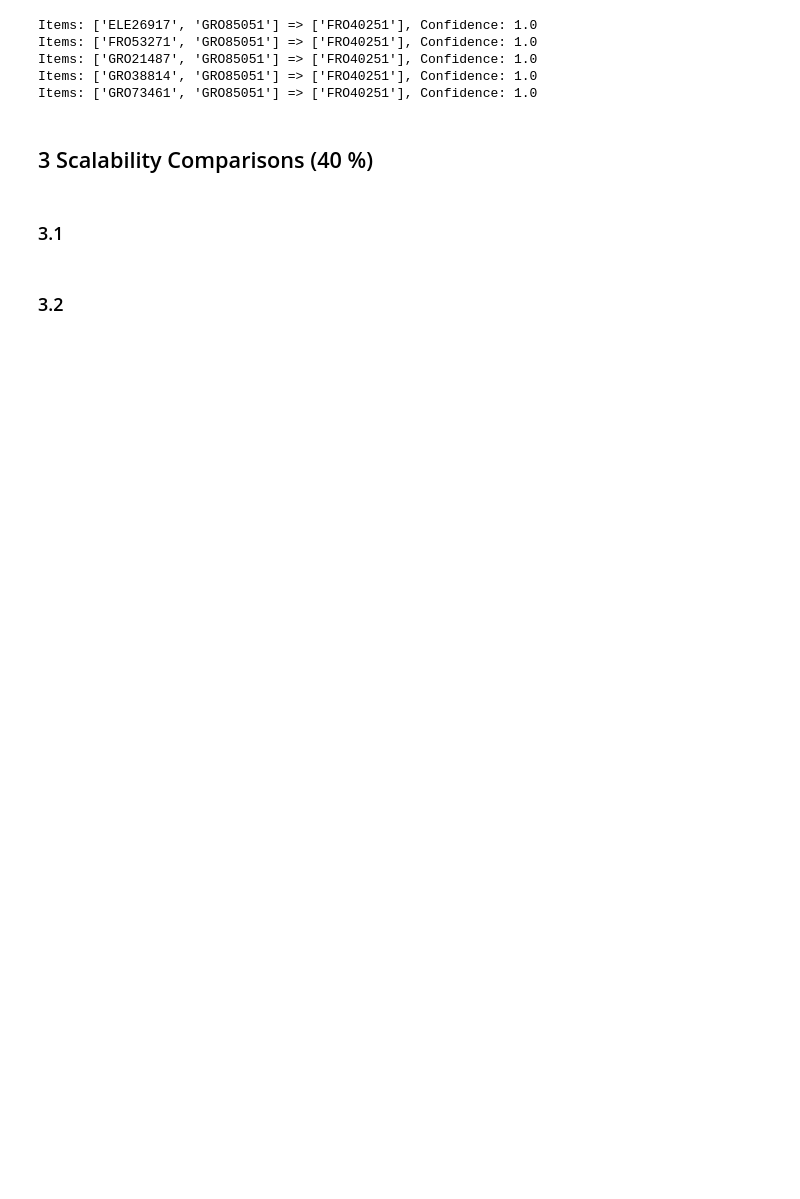
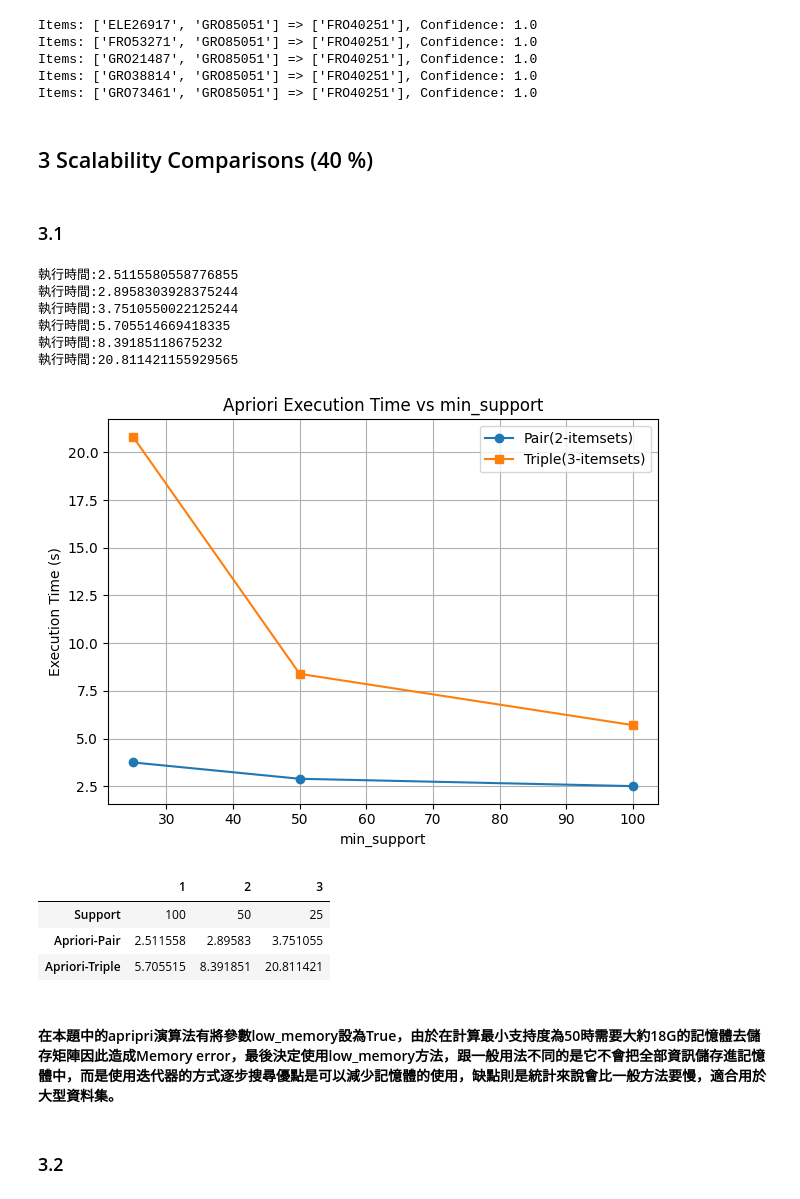
Before and after one commit to WangHenry0523/Datamining, a Jupyter notebook: HW3/F14101066_王子恆_HW3.ipynb, the cells around one changed output. Saved outputs shown, nothing was run; the diff lists cells and outputs as text; code cells hidden in the pictures; blank space fills up the shorter version.

```diff
--- a/HW3/F14101066_王子恆_HW3.ipynb
+++ b/HW3/F14101066_王子恆_HW3.ipynb
@@ -184,7 +104,69 @@ Items: ['GRO38814', 'GRO85051'] => ['FRO40251'], Confidence: 1.0
 Items: ['GRO73461', 'GRO85051'] => ['FRO40251'], Confidence: 1.0
 # %% [markdown]
 ## 3  Scalability Comparisons (40 %)
+# %%
+transaction=[]
+browsing=open('browsing.txt','r')
+for line in browsing:
+    item=line.strip().split()
+    transaction.append(item)
+
+encoder = TransactionEncoder()
+encoded_transaction = encoder.fit_transform(transaction)
+
+#轉換後之數據再轉為DataFrame
+df = pd.DataFrame(encoded_transaction, columns=encoder.columns_)
 # %% [markdown]
 ### 3.1
+# %%
+operation_time=[100/len(transaction),50/len(transaction),25/len(transaction)]
+item=[2,3]
+outcome={"Apriori-Pair":[],"Apriori-Triple":[]}
+for i in item:
+    for j in operation_time:
+        start_time=time.time()
+        frequent_itemsets = apriori(df, min_support=j,max_len=i,use_colnames=True,low_memory=True)
+        frequent_itemsets['length'] = frequent_itemsets['itemsets'].apply(lambda x: len(x))
+        filtered_itemsets = frequent_itemsets[(frequent_itemsets['length'] ==i)]
+        end_time=time.time()
+        execution_time=end_time-start_time
+        if(i==2):
+            outcome['Apriori-Pair'].append(execution_time)
+        elif(i==3):
+            outcome['Apriori-Triple'].append(execution_time)
+        print(f"執行時間:{execution_time}")
+x_labels=[100,50,25]
+plt.plot(x_labels,outcome['Apriori-Pair'],marker='o', label='Pair(2-itemsets)')
+plt.plot(x_labels,outcome['Apriori-Triple'],marker='s', label='Triple(3-itemsets)')
+plt.xlabel('min_support')
+plt.ylabel('Execution Time (s)')
+plt.title('Apriori Execution Time vs min_support')
+plt.legend()
+plt.grid(True)
+plt.tight_layout()
+plt.show()
+# %% [output]
+執行時間:2.5115580558776855
+執行時間:2.8958303928375244
+執行時間:3.7510550022125244
+執行時間:5.705514669418335
+執行時間:8.39185118675232
+執行時間:20.811421155929565
+[figure, added]
+# %%
+Support=["100","50","25"]
+df= pd.DataFrame({
+    "1": [Support[0], outcome["Apriori-Pair"][0], outcome["Apriori-Triple"][0]],
+    "2": [Support[1], outcome["Apriori-Pair"][1], outcome["Apriori-Triple"][1]],
+    "3": [Support[2], outcome["Apriori-Pair"][2], outcome["Apriori-Triple"][2]],
+},index=["Support","Apriori-Pair","Apriori-Triple"])
+display(df)
+# %% [output]
+|  | 1 | 2 | 3 |
+| Support | 100 | 50 | 25 |
+| Apriori-Pair | 2.511558 | 2.89583 | 3.751055 |
+| Apriori-Triple | 5.705515 | 8.391851 | 20.811421 |
+# %% [markdown]
+#### 在本題中的apripri演算法有將參數low_memory設為True，由於在計算最小支持度為50時需要大約18G的記憶體去儲存矩陣因此造成Memory error，最後決定使用low_memory方法，跟一般用法不同的是它不會把全部資訊儲存進記憶體中，而是使用迭代器的方式逐步搜尋優點是可以減少記憶體的使用，缺點則是統計來說會比一般方法要慢，適合用於大型資料集。
 # %% [markdown]
 ### 3.2
```
Also changed, not shown: parts of 5 cells of this notebook.
